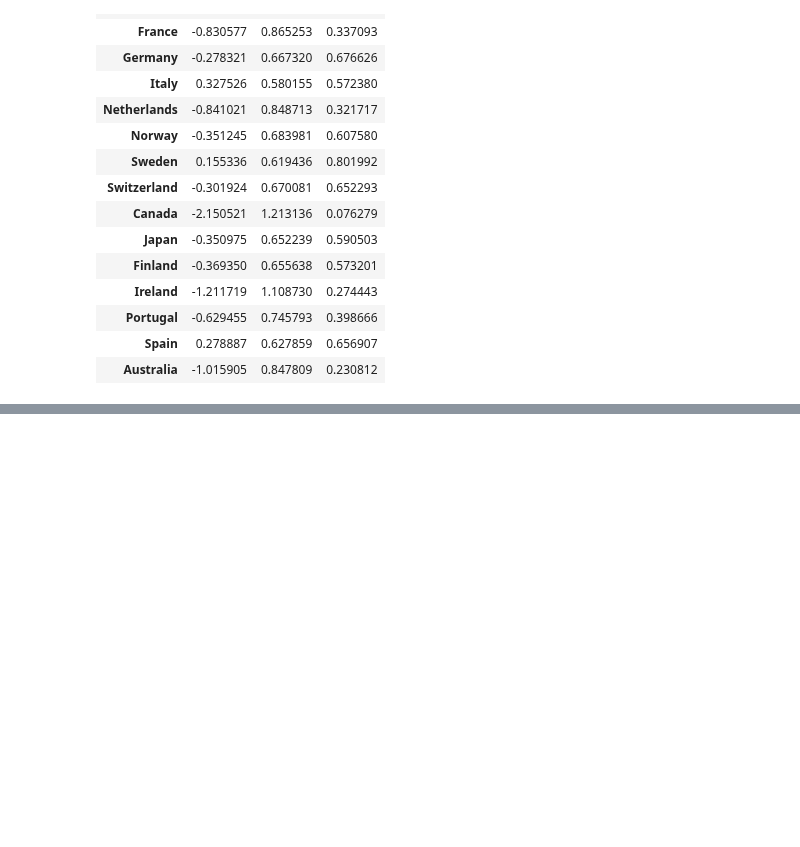
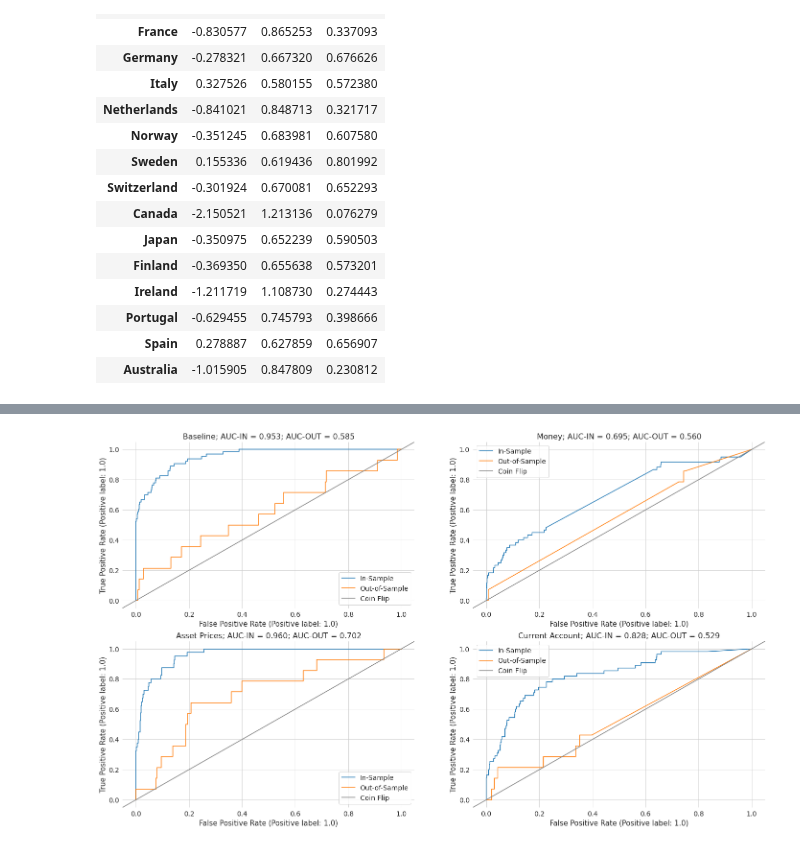
Before and after one commit to timmens/macro_problems, a Jupyter notebook: assignment3.ipynb, the cells around one changed output, grey strips where cells are left out. Drawn from its saved outputs; the diff is of its cells as text; code cells hidden in the pictures; blank space fills up the shorter version.

```diff
--- a/assignment3.ipynb
+++ b/assignment3.ipynb
@@ -92,0 +116,7 @@ plot_predictor_comparison(fit_logit, df, formula, backend="sklearn", max_iter=10
+# %%
+np.random.seed(1)
+with warnings.catch_warnings():
+    warnings.simplefilter("ignore")
+    plot_predictor_comparison(fit_neural_network, df, formula, layers="30-30-30-30")
+# %% [output]
+[figure, added]
```
Also changed, not shown: parts of 15 cells of this notebook, 4 other files.
